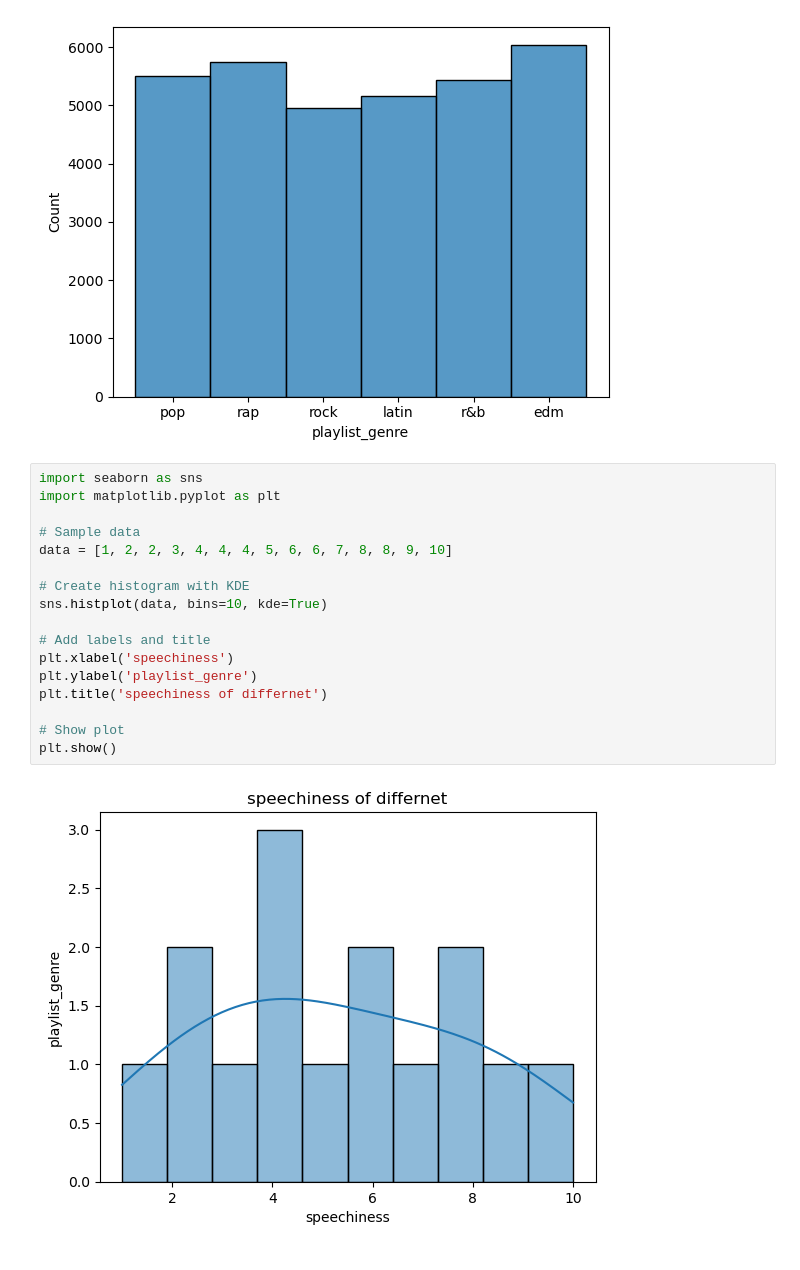
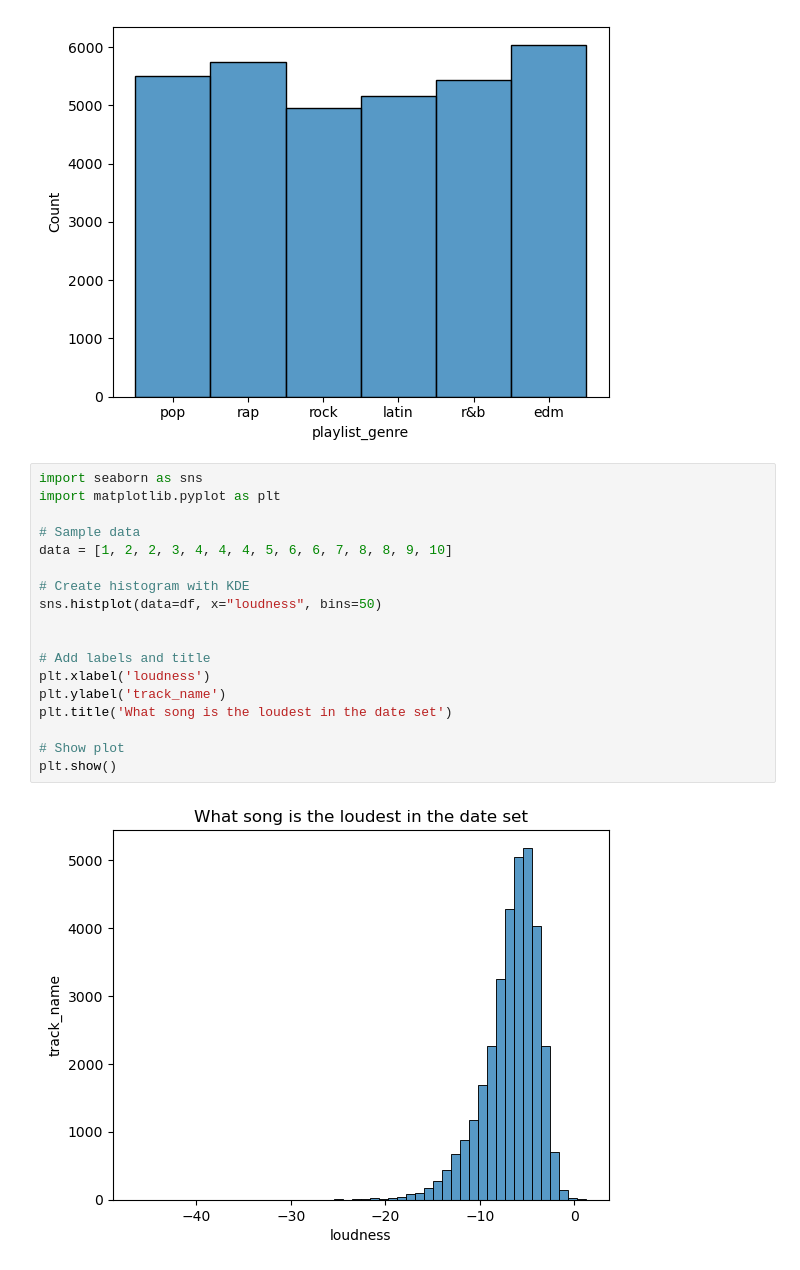
Before and after one commit to Endver/AI-at-CCIC, a Jupyter notebook: Simester 1/Spotify/MoreSpotify.ipynb, the cells around one changed output. Saved outputs shown, nothing was run; the diff lists cells and outputs as text.

```diff
--- a/Simester 1/Spotify/MoreSpotify.ipynb
+++ b/Simester 1/Spotify/MoreSpotify.ipynb
@@ -169,19 +157,20 @@ sns.histplot(data=df, x="playlist_genre", bins=50)
 # %%
 import seaborn as sns
 import matplotlib.pyplot as plt
 
 # Sample data
 data = [1, 2, 2, 3, 4, 4, 4, 5, 6, 6, 7, 8, 8, 9, 10]
 
 # Create histogram with KDE
-sns.histplot(data, bins=10, kde=True)
+sns.histplot(data=df, x="loudness", bins=50)
+
 
 # Add labels and title
-plt.xlabel('speechiness')
-plt.ylabel('playlist_genre')
-plt.title('speechiness of differnet')
+plt.xlabel('loudness')
+plt.ylabel('track_name')
+plt.title('What song is the loudest in the date set')
 
 # Show plot
 plt.show()
 # %% [output]
-[figure, old version]
+[figure, new version]
```
Also changed, not shown: parts of 5 cells of this notebook, 1 other file.
